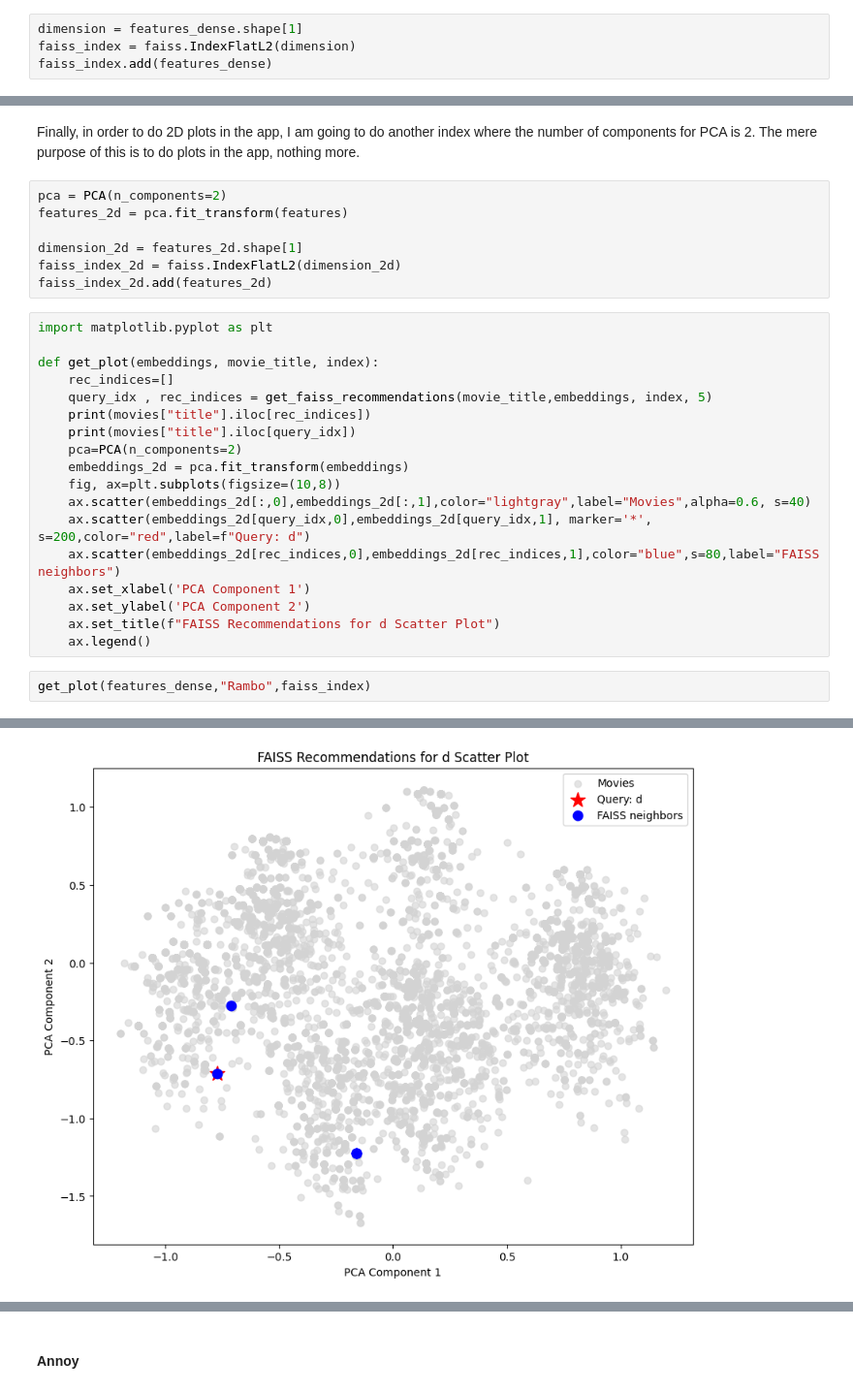
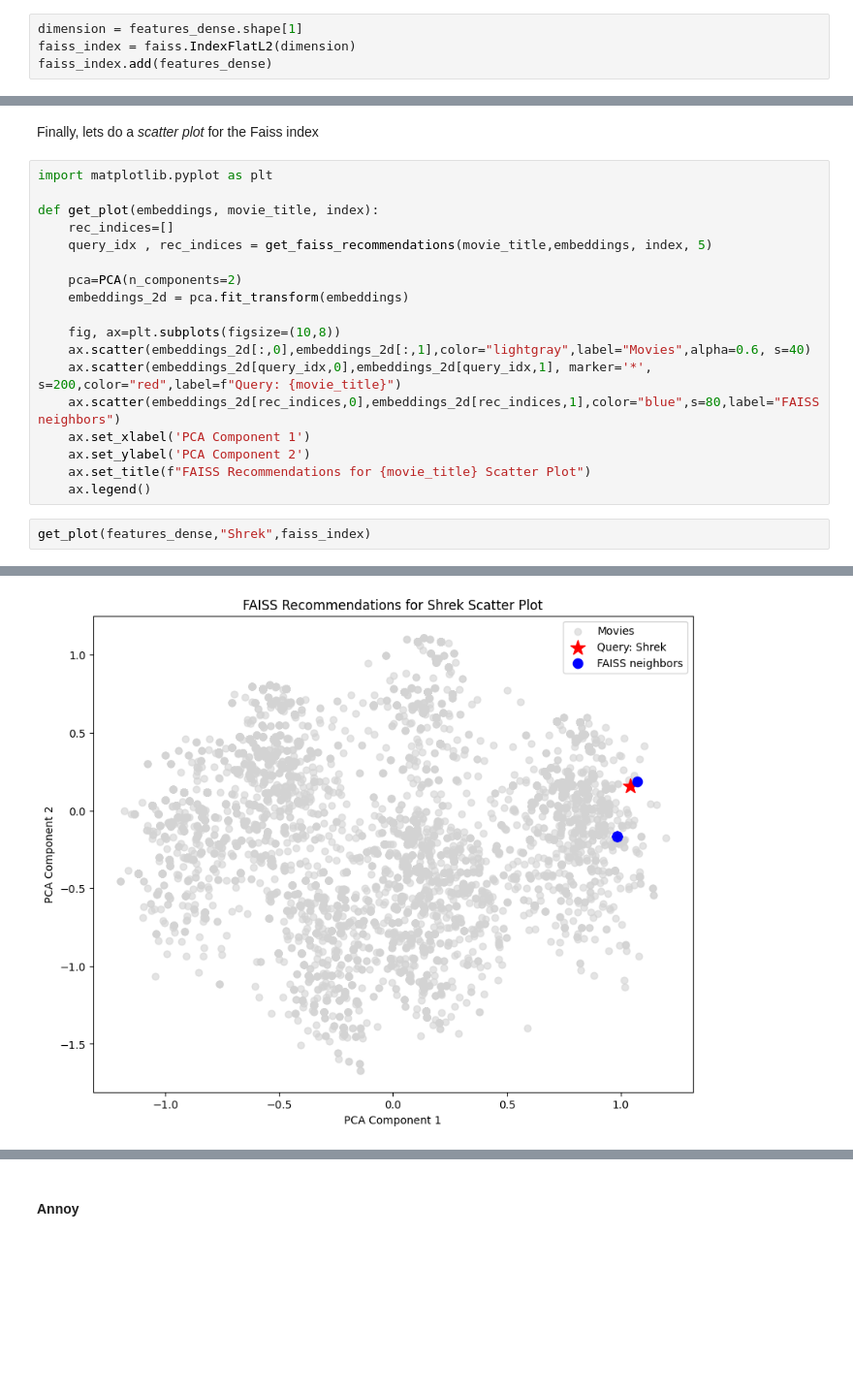
Before and after one commit to ITRoselloSignoris/Movie-Recommendation-Model, a Jupyter notebook: src/notebooks/4. model_training.ipynb, the cells around one changed output, grey strips where cells are left out. Shown: that part at 97% size. Drawn from its saved outputs; the diff is of its cells as text; blank space fills up the shorter version.

Commit message:
[UPDATE]Adding plot for FAISS index

```diff
--- a/src/notebooks/4. model_training.ipynb
+++ b/src/notebooks/4. model_training.ipynb
@@ -561,30 +576,23 @@ If you liked First Blood (Rambo: First Blood), you should watch:
-# %% [markdown]
-Finally, in order to do 2D plots in the app, I am going to do another index where the number of components for PCA is 2. The mere purpose of this is to do plots in the app, nothing more.
-# %%
-pca = PCA(n_components=2)
-features_2d = pca.fit_transform(features)
-
-dimension_2d = features_2d.shape[1]
-faiss_index_2d = faiss.IndexFlatL2(dimension_2d)
-faiss_index_2d.add(features_2d)
+# %% [markdown]
+Finally, lets do a *scatter plot* for the Faiss index
 # %%
 import matplotlib.pyplot as plt
 
 def get_plot(embeddings, movie_title, index):
     rec_indices=[]
     query_idx , rec_indices = get_faiss_recommendations(movie_title,embeddings, index, 5)
-    print(movies["title"].iloc[rec_indices])
-    print(movies["title"].iloc[query_idx])
+
     pca=PCA(n_components=2)
     embeddings_2d = pca.fit_transform(embeddings)
+
     fig, ax=plt.subplots(figsize=(10,8))
     ax.scatter(embeddings_2d[:,0],embeddings_2d[:,1],color="lightgray",label="Movies",alpha=0.6, s=40)
-    ax.scatter(embeddings_2d[query_idx,0],embeddings_2d[query_idx,1], marker='*', s=200,color="red",label=f"Query: d")
+    ax.scatter(embeddings_2d[query_idx,0],embeddings_2d[query_idx,1], marker='*', s=200,color="red",label=f"Query: {movie_title}")
     ax.scatter(embeddings_2d[rec_indices,0],embeddings_2d[rec_indices,1],color="blue",s=80,label="FAISS neighbors")
     ax.set_xlabel('PCA Component 1')
     ax.set_ylabel('PCA Component 2')
-    ax.set_title(f"FAISS Recommendations for d Scatter Plot")
+    ax.set_title(f"FAISS Recommendations for {movie_title} Scatter Plot")
     ax.legend()
 # %%
-get_plot(features_dense,"Rambo",faiss_index)
+get_plot(features_dense,"Shrek",faiss_index)
 # %% [output]
@@ -599 +600 @@ First Blood (Rambo: First Blood)
-[figure, old version]
+[figure, new version]
```
Also changed, not shown: parts of 13 cells of this notebook.
